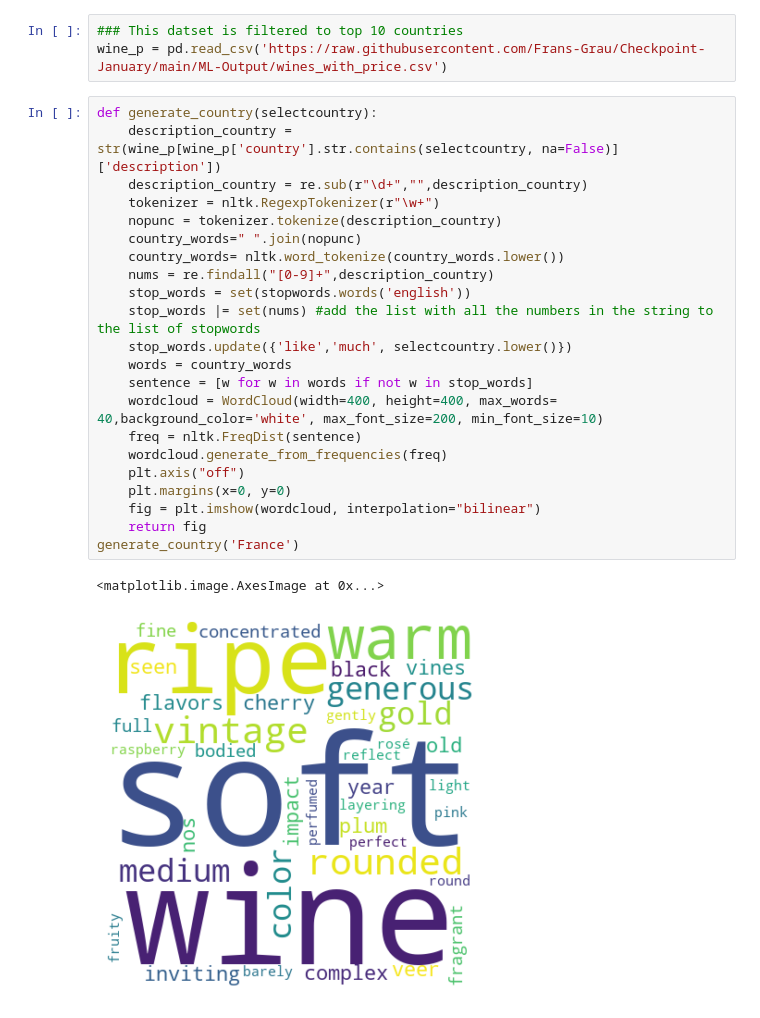
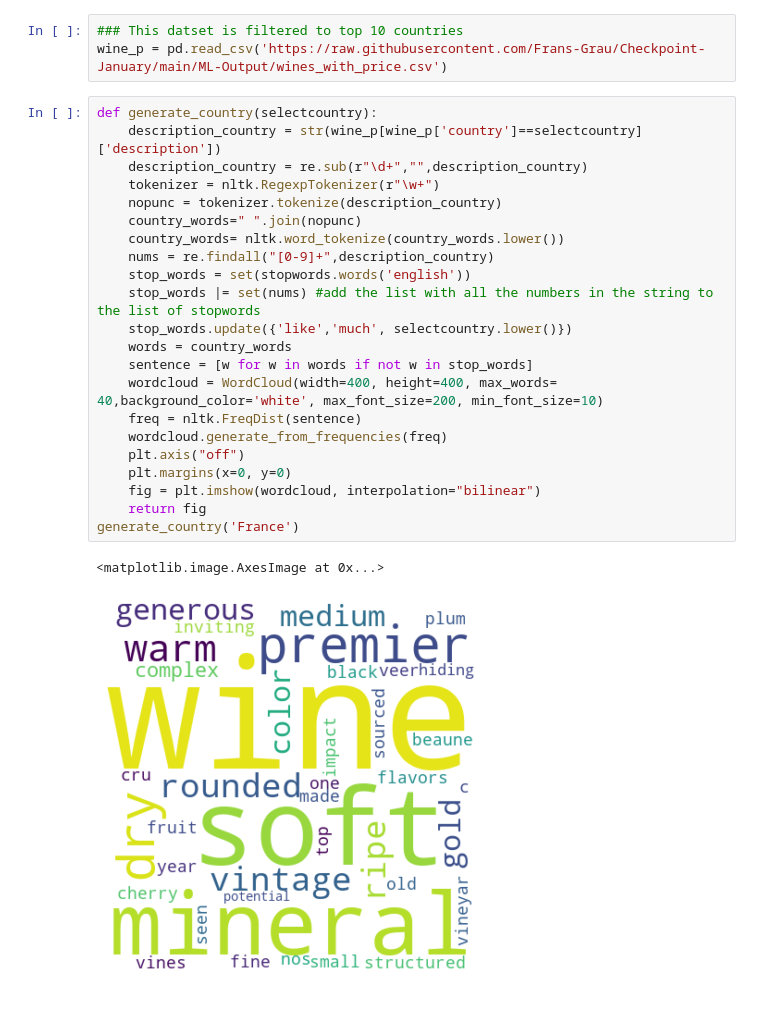
Before and after one commit to Frans-Grau/Checkpoint-January, a Jupyter notebook: EDA/NLTK-wordcloud.ipynb, the cells around one changed output. Cells and saved outputs as stored; diff of their text form.

```diff
--- a/EDA/NLTK-wordcloud.ipynb
+++ b/EDA/NLTK-wordcloud.ipynb
@@ -18,29 +18,29 @@ from wordcloud import WordCloud
 wine_p = pd.read_csv('https://raw.githubusercontent.com/Frans-Grau/Checkpoint-January/main/ML-Output/wines_with_price.csv')
 # %%
 def generate_country(selectcountry):
-    description_country = str(wine_p[wine_p['country'].str.contains(selectcountry, na=False)]['description'])
+    description_country = str(wine_p[wine_p['country']==selectcountry]['description'])
     description_country = re.sub(r"\d+","",description_country)
     tokenizer = nltk.RegexpTokenizer(r"\w+")
     nopunc = tokenizer.tokenize(description_country)
     country_words=" ".join(nopunc)
     country_words= nltk.word_tokenize(country_words.lower())
     nums = re.findall("[0-9]+",description_country)
     stop_words = set(stopwords.words('english'))
     stop_words |= set(nums) #add the list with all the numbers in the string to the list of stopwords
     stop_words.update({'like','much', selectcountry.lower()})
     words = country_words
     sentence = [w for w in words if not w in stop_words]
     wordcloud = WordCloud(width=400, height=400, max_words= 40,background_color='white', max_font_size=200, min_font_size=10)
     freq = nltk.FreqDist(sentence)
     wordcloud.generate_from_frequencies(freq)
     plt.axis("off")
     plt.margins(x=0, y=0)
     fig = plt.imshow(wordcloud, interpolation="bilinear")
     return fig
 generate_country('France')
 # %% [output]
 <matplotlib.image.AxesImage at 0x...>
-[figure, old version]
+[figure, new version]
 # %%
 def generate_variety(selectcountry):
     description_country = str(wine_p[wine_p['variety'].str.contains(selectcountry, na=False)]['description'])
```
Also changed, not shown: parts of 1 cell of this notebook, 1 other file.
